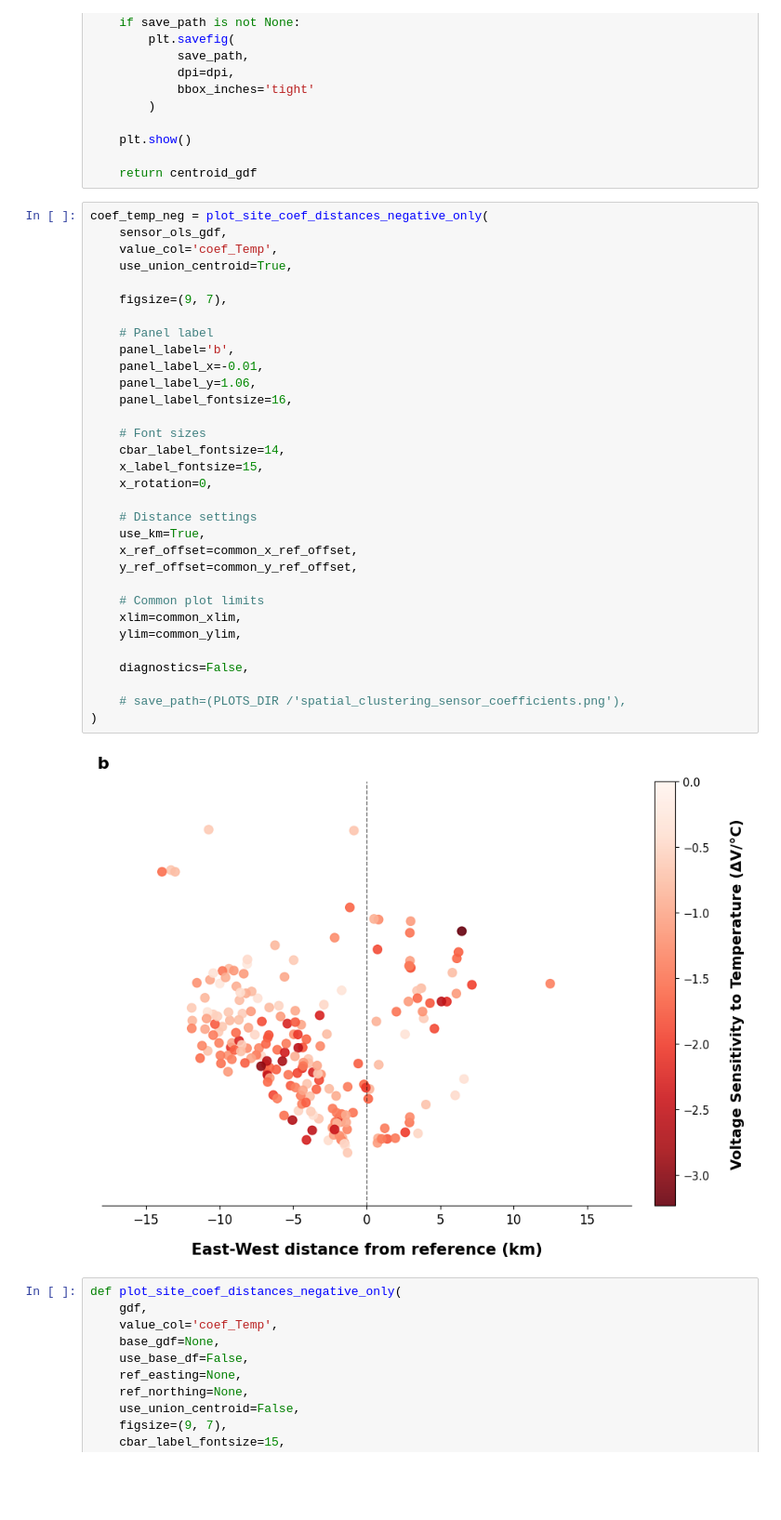
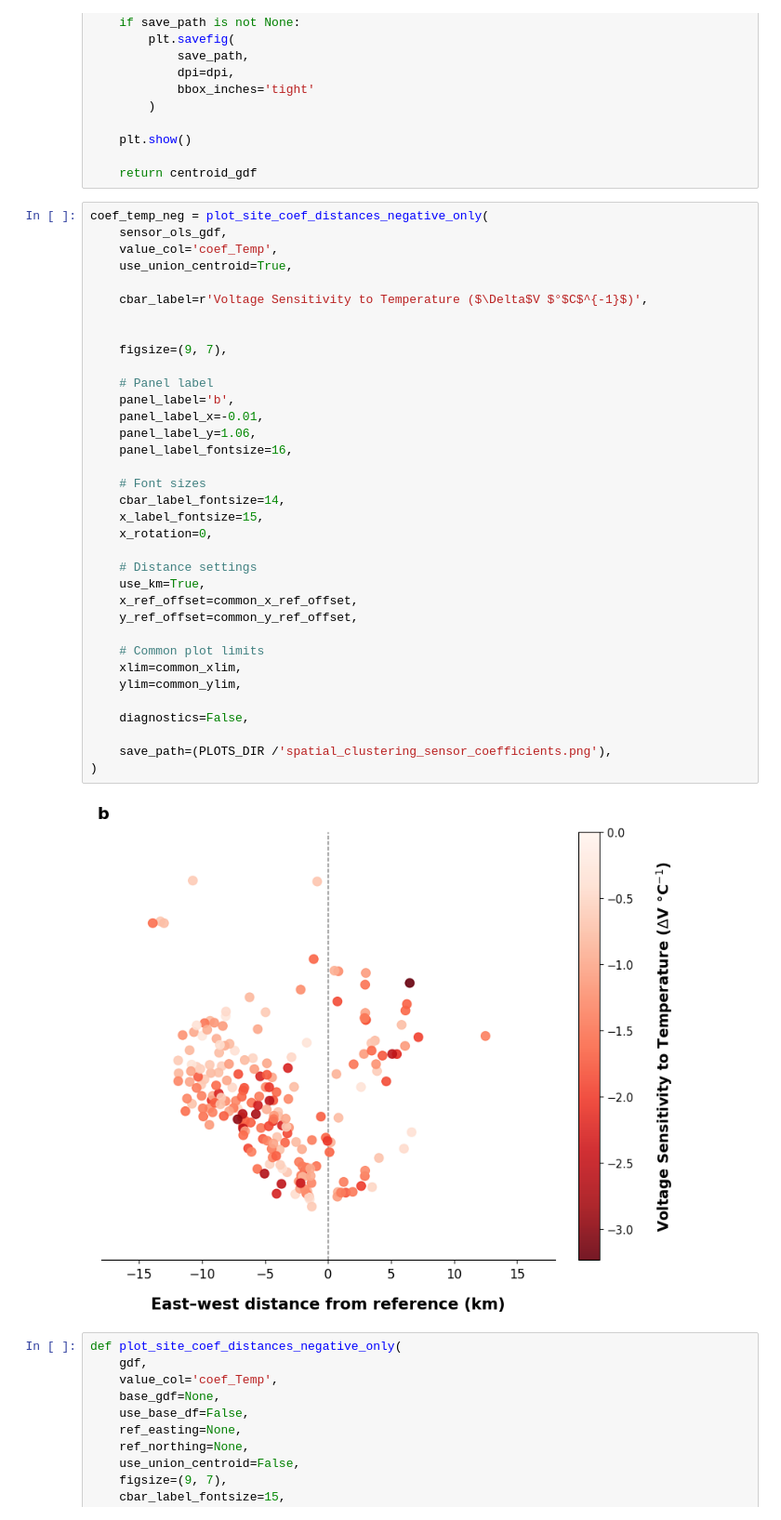
Before and after one commit to KaytheDee/pqr_extreme_weather_analysis, a Jupyter notebook: notebooks/_Logit_spatial_analysis_undervolt.ipynb, the cells around one changed output. Shown at 93% size. Saved outputs shown, nothing was run; the diff lists cells and outputs as text; blank space fills up the shorter version.

Commit message:
undervoltage spatial plot formatting

```diff
--- a/notebooks/_Logit_spatial_analysis_undervolt.ipynb
+++ b/notebooks/_Logit_spatial_analysis_undervolt.ipynb
@@ -2490,35 +2490,38 @@ coef_temp_neg = plot_site_coef_distances_negative_only(
     sensor_ols_gdf,
     value_col='coef_Temp',
     use_union_centroid=True,
+
+    cbar_label=r'Voltage Sensitivity to Temperature ($\Delta$V $°$C$^{-1}$)',
+
 
     figsize=(9, 7),
 
     # Panel label
     panel_label='b',
     panel_label_x=-0.01,
     panel_label_y=1.06,
     panel_label_fontsize=16,
 
     # Font sizes
     cbar_label_fontsize=14,
     x_label_fontsize=15,
     x_rotation=0,
 
     # Distance settings
     use_km=True,
     x_ref_offset=common_x_ref_offset,
     y_ref_offset=common_y_ref_offset,
 
     # Common plot limits
     xlim=common_xlim,
     ylim=common_ylim,
 
     diagnostics=False,
 
-    # save_path=(PLOTS_DIR /'spatial_clustering_sensor_coefficients.png'),
+    save_path=(PLOTS_DIR /'spatial_clustering_sensor_coefficients.png'),
 )
 # %% [output]
-[figure, old version]
+[figure, new version]
 # %%
 def plot_site_coef_distances_negative_only(
     gdf,
```
Also changed, not shown: parts of 1 cell of this notebook, 2 other files.
